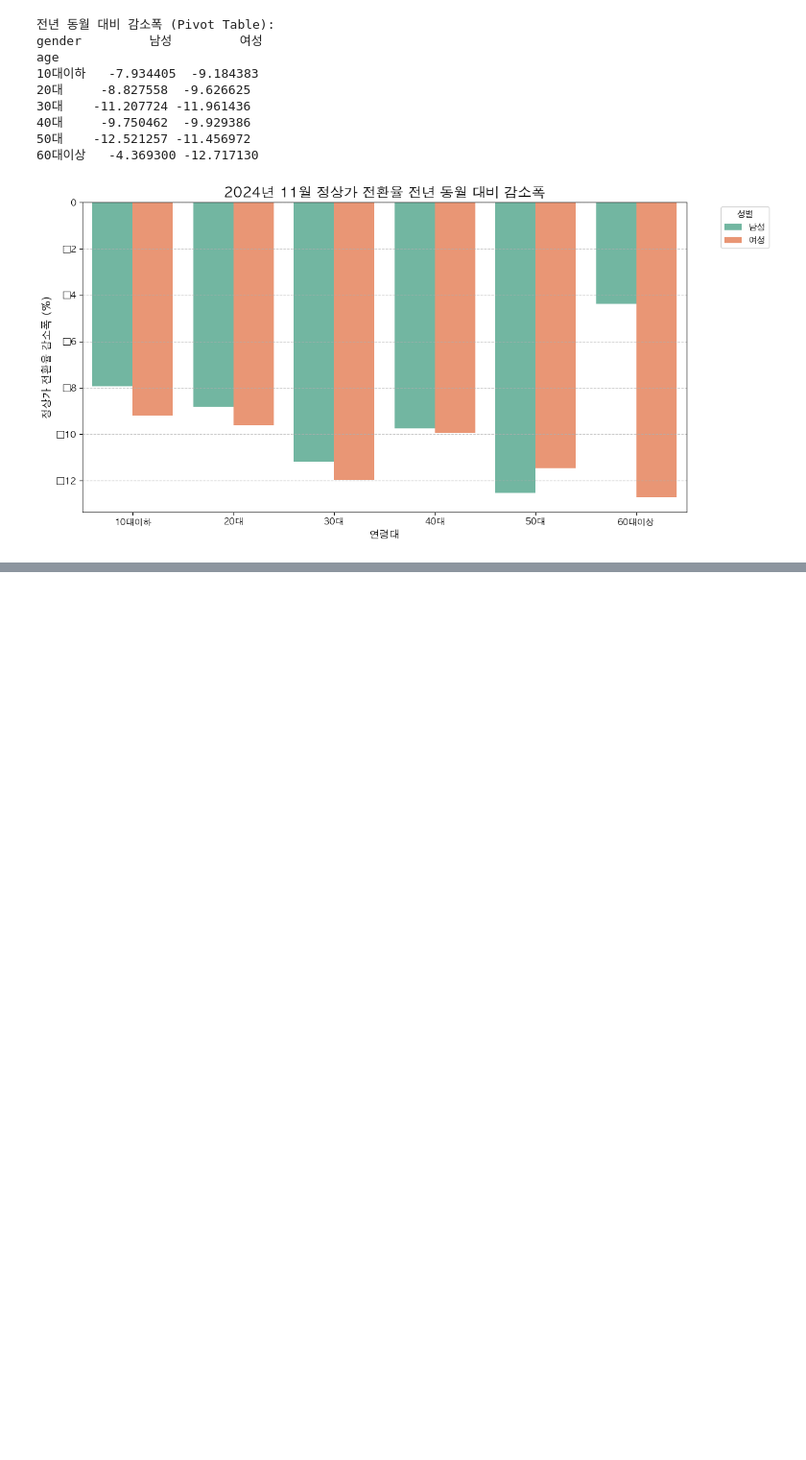
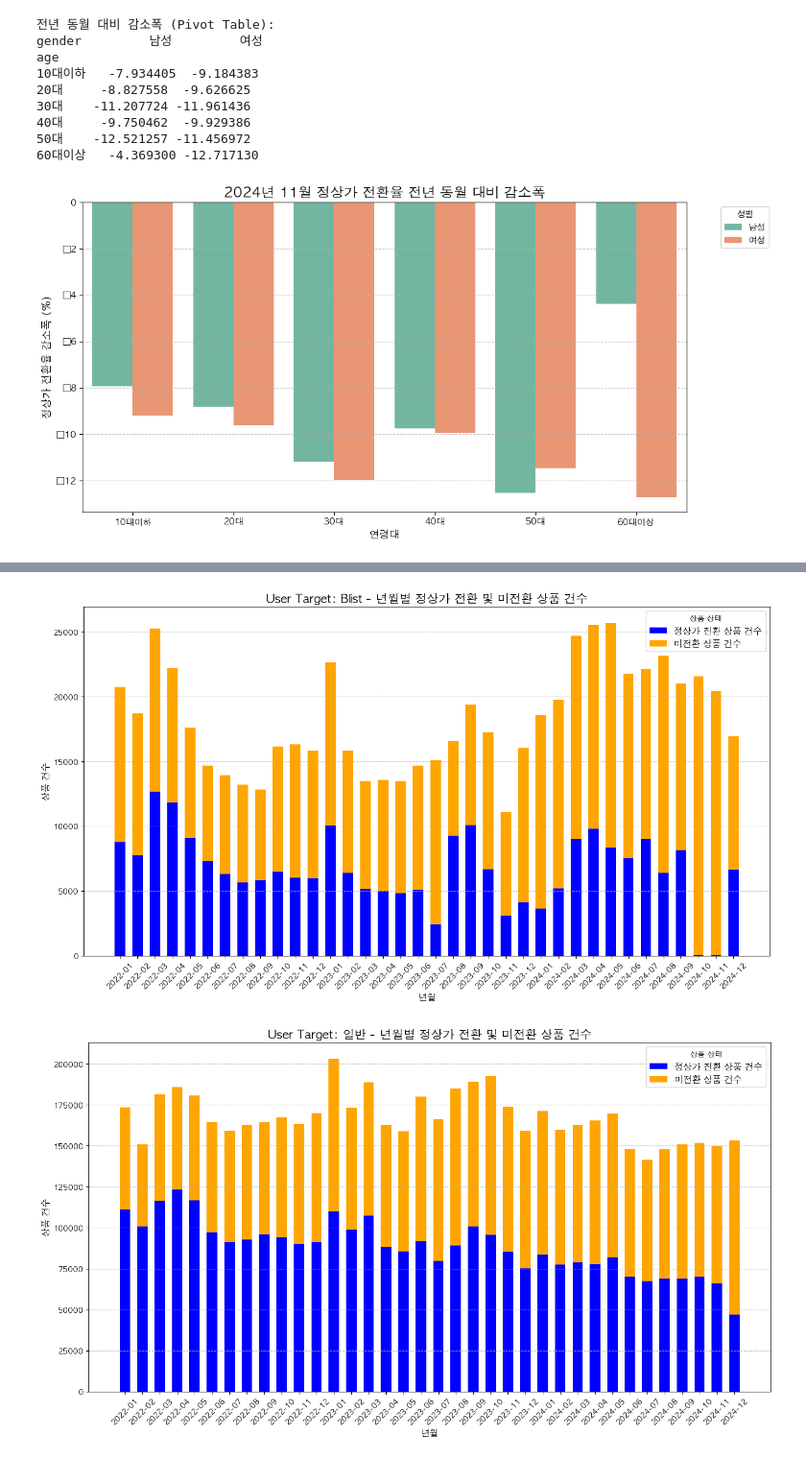
Before and after one commit to samuel-ch-data/music_analysis_project, a Jupyter notebook: 데이터그로스TF/promo_retention_analysis.ipynb, the cells around one changed output, grey strips where cells are left out. Shown at 96% size. Drawn from its saved outputs; the diff is of its cells as text; code cells hidden in the pictures; blank space fills up the shorter version.

```diff
--- a/데이터그로스TF/promo_retention_analysis.ipynb
+++ b/데이터그로스TF/promo_retention_analysis.ipynb
@@ -2048,0 +2308,59 @@ age
+# %%
+import pandas as pd
+import matplotlib.pyplot as plt
+
+# 1. 데이터 준비
+# fst_dt를 날짜 형식으로 변환
+normal_price_prod_4_df["fst_dt"] = pd.to_datetime(normal_price_prod_4_df["fst_dt"])
+
+# 년월 단위로 변환
+normal_price_prod_4_df["year_month"] = normal_price_prod_4_df["fst_dt"].dt.to_period("M")
+
+# 미전환 상품건수 계산
+normal_price_prod_4_df["non_normal_prod_cnt"] = normal_price_prod_4_df["fst_prod_cnt"] - normal_price_prod_4_df["normal_termm_prod_cnt"]
+
+# user_trgt_nm의 고유값 추출
+user_trgt_groups = normal_price_prod_4_df["user_trgt_nm"].unique()
+
+# 2. user_trgt_nm별로 Stacked Bar Plot 생성
+for user_trgt in user_trgt_groups:
+    # 특정 user_trgt_nm 데이터 필터링
+    group_data = normal_price_prod_4_df[normal_price_prod_4_df["user_trgt_nm"] == user_trgt]
+
+    # 년월별 데이터 집계
+    grouped_data = group_data.groupby("year_month")[["normal_termm_prod_cnt", "non_normal_prod_cnt"]].sum().reset_index()
+
+    # 3. Stacked Bar Plot 그리기
+    plt.figure(figsize=(14, 8))
+
+    # 정상가 전환 상품 건수
+    plt.bar(
+        grouped_data["year_month"].astype(str),  # X축을 문자열로 변환
+        grouped_data["normal_termm_prod_cnt"],
+        label="정상가 전환 상품 건수",
+        color="blue",
+        width=0.6  # 막대 너비 조정
+    )
+
+    # 미전환 상품 건수
+    plt.bar(
+        grouped_data["year_month"].astype(str),
+        grouped_data["non_normal_prod_cnt"],
+        bottom=grouped_data["normal_termm_prod_cnt"],
+        label="미전환 상품 건수",
+        color="orange",
+        width=0.6  # 막대 너비 조정
+    )
+
+    # 4. 그래프 설정
+    plt.title(f"User Target: {user_trgt} - 년월별 정상가 전환 및 미전환 상품 건수", fontsize=16)
+    plt.xlabel("년월", fontsize=12)
+    plt.ylabel("상품 건수", fontsize=12)
+    plt.xticks(rotation=45)  # X축 레이블 회전
+    plt.legend(title="상품 상태", loc="upper right", fontsize=12)
+    plt.grid(axis="y", linestyle="--", alpha=0.7)  # Y축 격자 추가
+    plt.tight_layout()
+    plt.show()
+# %% [output]
+[figure, added]
+[figure, added]
```
Also changed, not shown: parts of 8 cells of this notebook.
